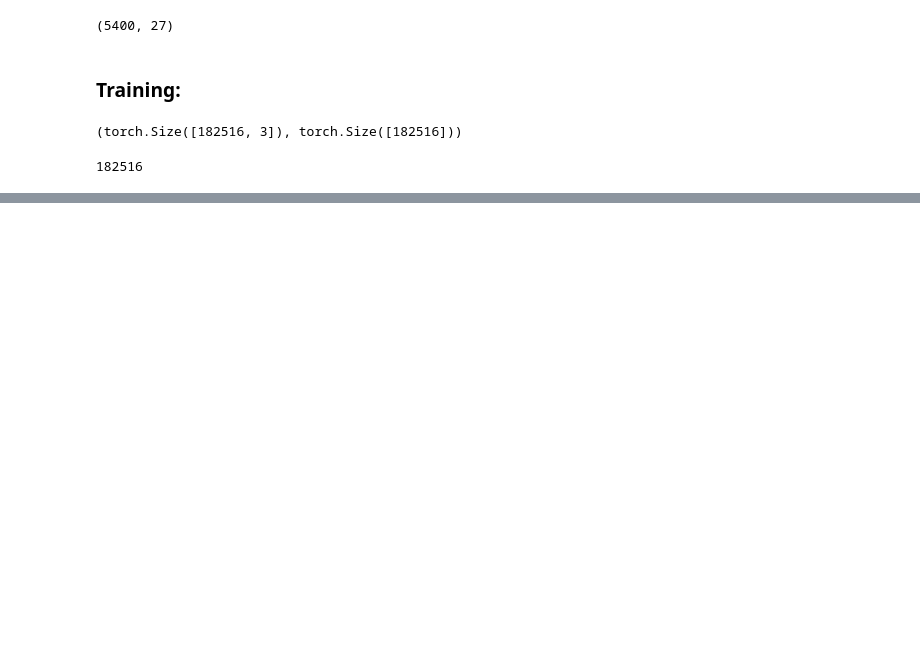
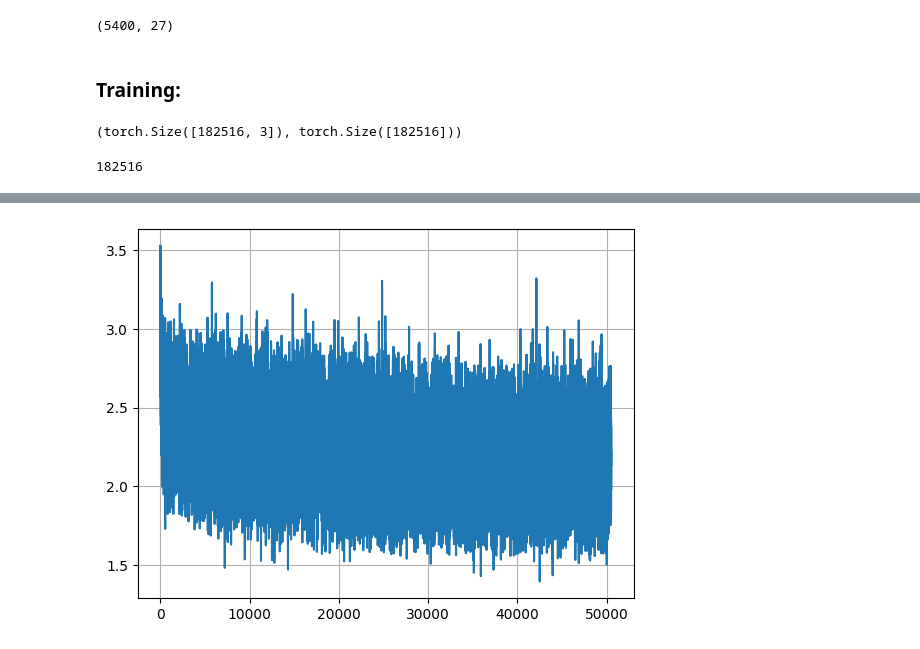
Before and after one commit to h2oduct/nn-zero-to-hero, a Jupyter notebook: lectures/makemore/self_makemore_part5_wn.ipynb, the cells around one changed output, grey strips where cells are left out. Drawn from its saved outputs; the diff is of its cells as text; code cells hidden in the pictures; blank space fills up the shorter version.

Commit message:
third way of training

```diff
--- a/lectures/makemore/self_makemore_part5_wn.ipynb
+++ b/lectures/makemore/self_makemore_part5_wn.ipynb
@@ -1490,0 +1526,4 @@ plt.grid(True)
+# %%
+max_steps = 50_000
+batch_size = 32
+lossi = []
@@ -1490,0 +1561,29 @@ plt.grid(True)
+# %%
+for i in range(max_steps):
+
+    # mini-batch construct
+    ix = torch.randperm(len_data)[:batch_size]
+    # print(f"{ix = }")
+    Xb, Yb = X_train[ix], Y_train[ix]
+
+    # forward pass
+    logits = model(Xb)
+    loss = F.cross_entropy(logits, Yb)
+
+    # backward pass
+    for p in parameters:
+        p.grad = None
+
+    loss.backward()
+
+    # update rule:
+    lr = 0.1 if (i < max_steps * 0.5) else 0.01
+    for p in parameters:
+        p.data += - lr * p.grad
+
+    # stats
+    if (i + 1) % (max_steps // 50) == 0:
+        print(f"{i + 1:7d} / {max_steps:7d}; {loss.item():.4f}")
+
+    # store loss
+    lossi.append(loss.detach().item())
@@ -1490,0 +1608,5 @@ plt.grid(True)
+# %%
+plt.plot(lossi)
+plt.grid(True)
+# %% [output]
+[figure, added]
```
Also changed, not shown: parts of 16 cells of this notebook.
